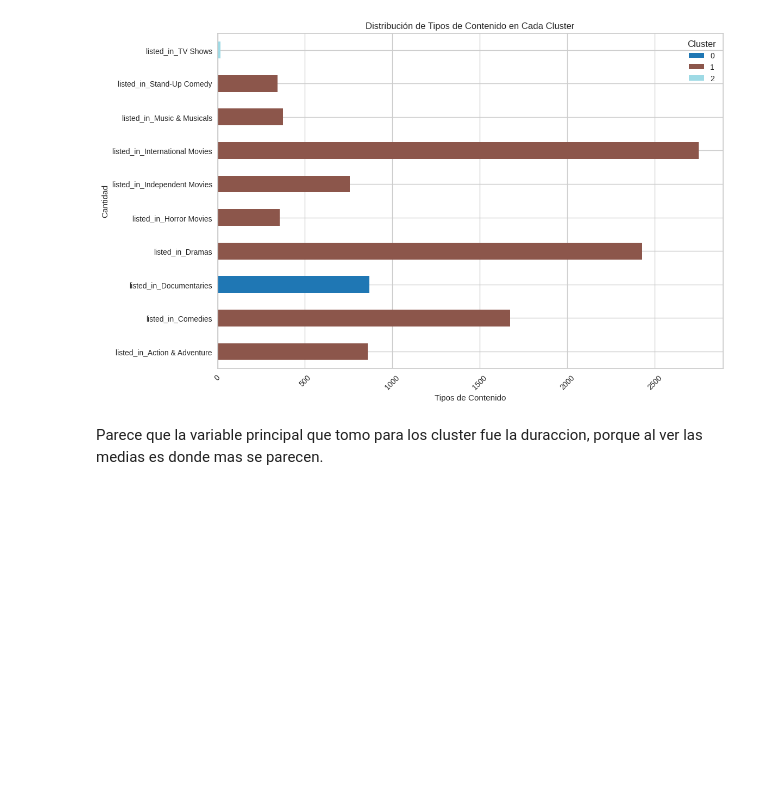
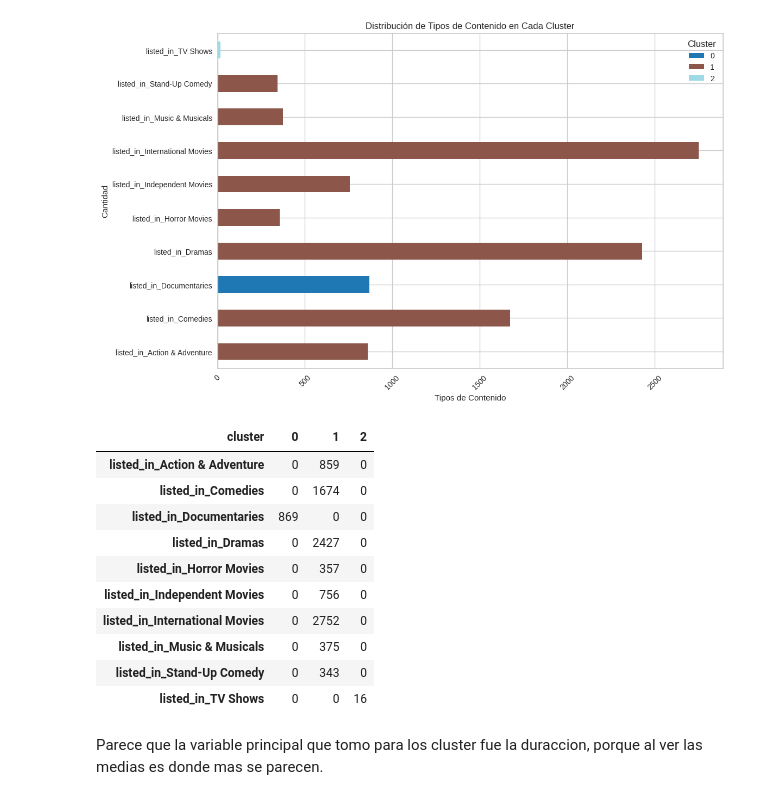
Before and after one commit to ronald-duarte/ds1, a Jupyter notebook: DEF_ProyectoDS_Final_Duarte.ipynb, the cells around one changed output. Cells and saved outputs as stored; diff of their text form; code cells hidden in the pictures; blank space fills up the shorter version.

```diff
--- a/DEF_ProyectoDS_Final_Duarte.ipynb
+++ b/DEF_ProyectoDS_Final_Duarte.ipynb
@@ -422,6 +422,20 @@ plt.xticks(rotation=45)
 plt.show()
 # %% [output]
 [figure]
+# %%
+content_by_cluster
+# %% [output]
+| cluster | 0 | 1 | 2 |
+| listed_in_Action & Adventure | 0 | 859 | 0 |
+| listed_in_Comedies | 0 | 1674 | 0 |
+| listed_in_Documentaries | 869 | 0 | 0 |
+| listed_in_Dramas | 0 | 2427 | 0 |
+| listed_in_Horror Movies | 0 | 357 | 0 |
+| listed_in_Independent Movies | 0 | 756 | 0 |
+| listed_in_International Movies | 0 | 2752 | 0 |
+| listed_in_Music & Musicals | 0 | 375 | 0 |
+| listed_in_Stand-Up Comedy | 0 | 343 | 0 |
+| listed_in_TV Shows | 0 | 0 | 16 |
 # %% [markdown]
 Parece que la variable principal que tomo para los cluster fue la duraccion, porque al ver las medias es donde mas se parecen.
 # %%
```
Also changed, not shown: parts of 1 cell of this notebook.
